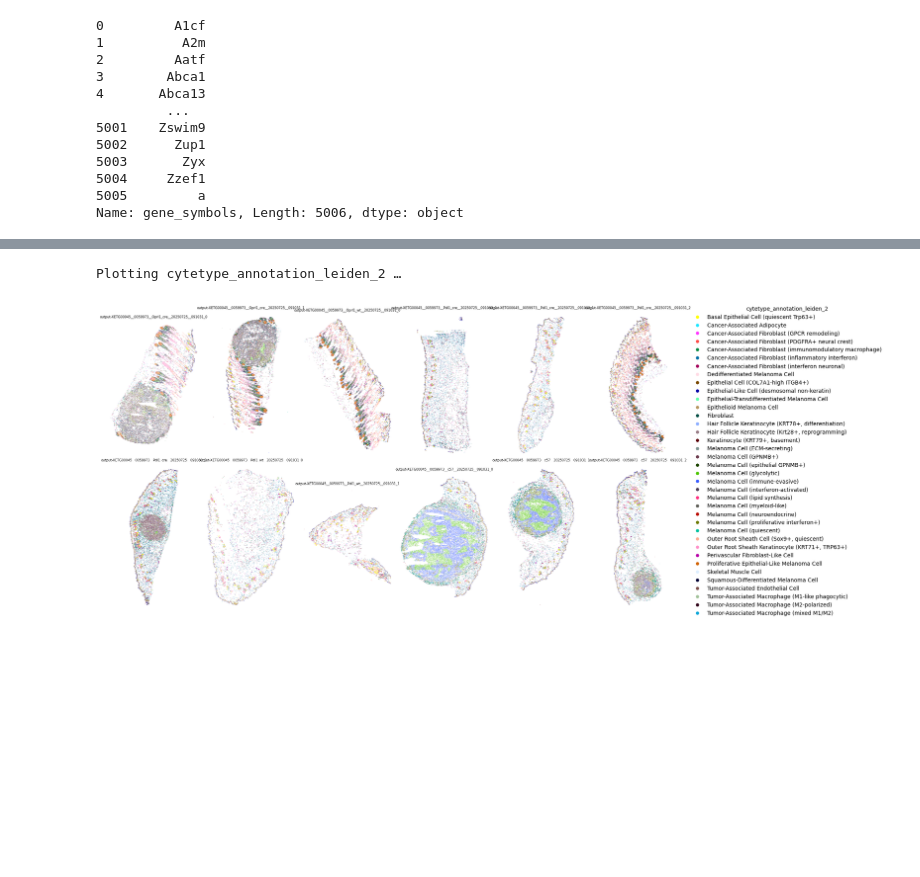
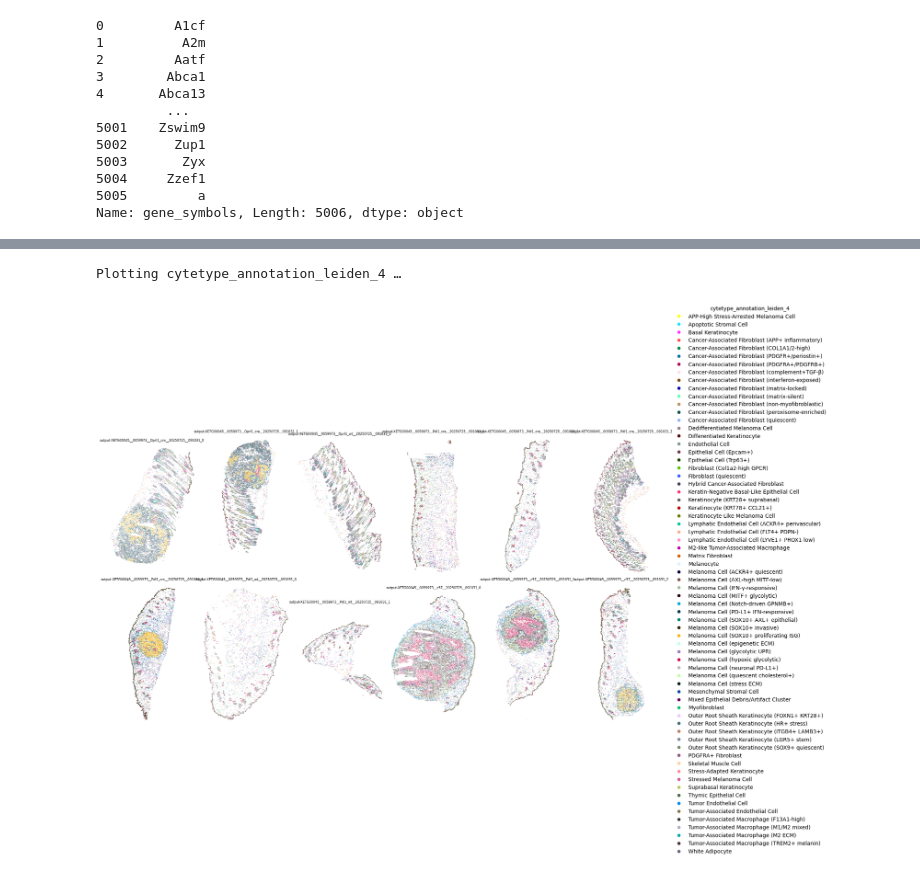
Before and after one commit to christoffermattssonlangseth/talbot_xenium, a Jupyter notebook: notebooks/level-3/01_cytetype_tumor.ipynb, the cells around one changed output, grey strips where cells are left out. Cells and saved outputs as stored; diff of their text form; code cells hidden in the pictures; blank space fills up the shorter version.

```diff
--- a/notebooks/level-3/01_cytetype_tumor.ipynb
+++ b/notebooks/level-3/01_cytetype_tumor.ipynb
@@ -50,7 +50,7 @@ study_context = (
 )
 # %%
 # ------ CyteType ------
-annotator = CyteType(adata, group_key="leiden_2")
+annotator = CyteType(adata, group_key="leiden_4")
 adata = annotator.run(
     study_context=study_context,
 )
@@ -218,22 +219,22 @@ def plot_spatial_compact_fast(
     plt.ion()  # ✅ correct
     plt.show()
 # %%
-for domain in ['cytetype_annotation_leiden_2']:
+for domain in ['cytetype_annotation_leiden_4']:
     if domain in adata.obs.columns:
         print(f"Plotting {domain} …")
         plot_spatial_compact_fast(
             adata,
             color=domain,
             groupby="sample_id",
             spot_size=0.3,
             cols=6,
             height=8,
             legend_col_width=1.0,
             rasterized=True,   # big speedup for large data
             dpi=100             # lower = faster preview
         )
     else:
         print(f"Skipping {domain} — not in adata.obs")
 # %% [output]
-Plotting cytetype_annotation_leiden_2 …
+Plotting cytetype_annotation_leiden_4 …
-[figure, old version]
+[figure, new version]
```
Also changed, not shown: parts of 6 cells of this notebook, 7 other files.
